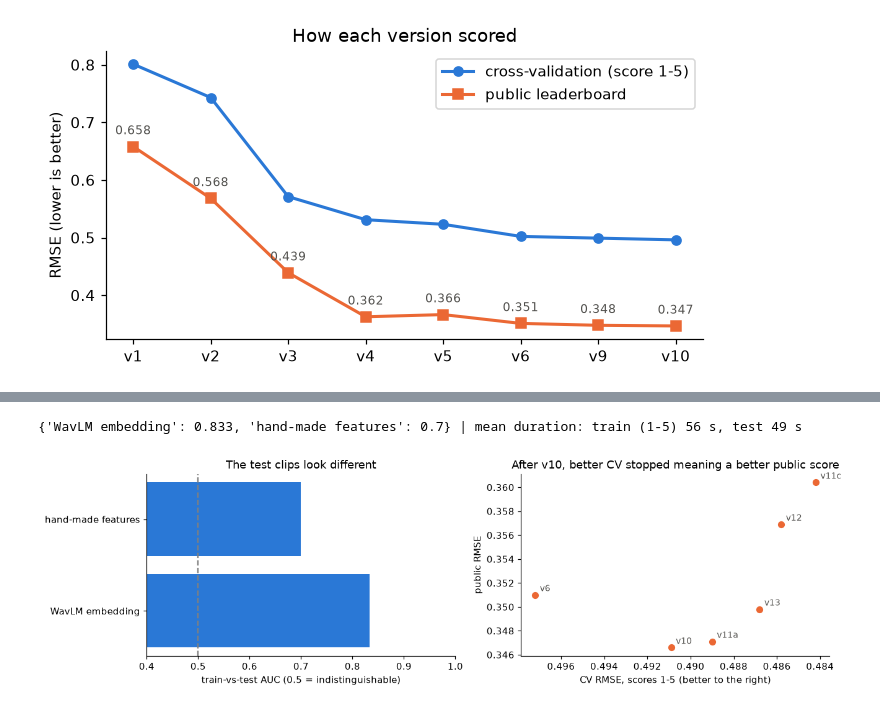
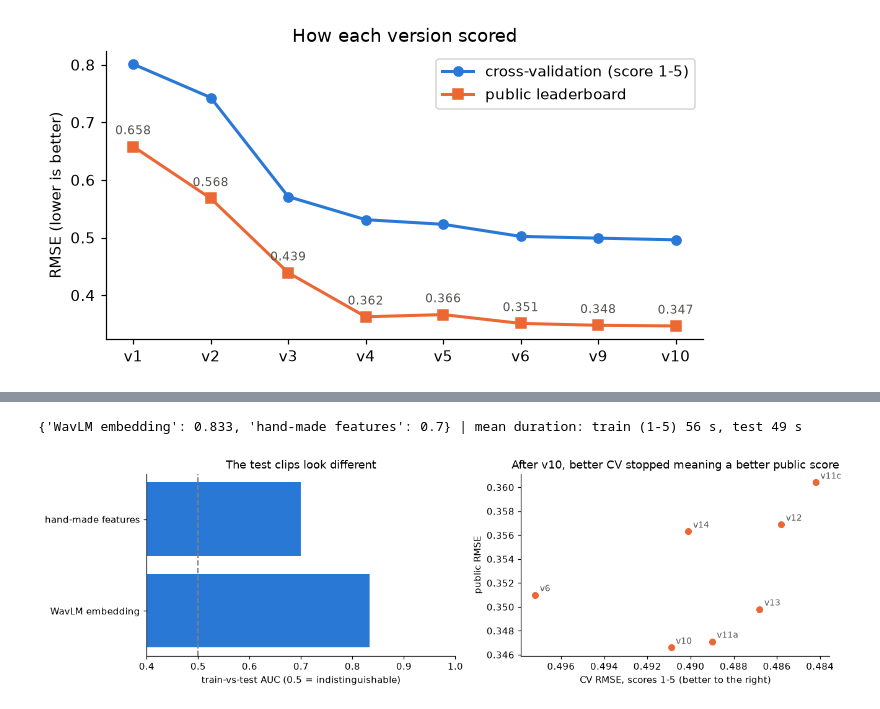
Before and after one commit to Vanshrajput29/SHL-grammar-scoring, a Jupyter notebook: shl_grammar_scoring.ipynb, the cells around one changed output, grey strips where cells are left out. Drawn from its saved outputs; the diff is of its cells as text; code cells hidden in the pictures.

```diff
--- a/shl_grammar_scoring.ipynb
+++ b/shl_grammar_scoring.ipynb
@@ -728,32 +730,32 @@ scripts are fixed. And wav2vec2's sample transcripts looked like gibberish becau
 # %%
 # 10b. Can a classifier tell the training clips from the test clips? ("adversarial validation"; AUC 0.5 = can't tell them apart)
 from sklearn.linear_model import LogisticRegression
 from sklearn.metrics import roc_auc_score
 from sklearn.model_selection import StratifiedKFold
 pos = ~is0                                                       # the test set has no score-0 clips, so compare with the 1-5 clips
 def train_vs_test_auc(Xtr, Xte):
     X, lab = np.vstack([Xtr[pos], Xte]), np.r_[np.zeros(pos.sum()), np.ones(len(Xte))]
     p = cross_val_predict(make_pipeline(StandardScaler(), LogisticRegression(C=0.01, max_iter=3000)), X, lab,
                           cv=StratifiedKFold(5, shuffle=True, random_state=0), method="predict_proba")[:, 1]
     return roc_auc_score(lab, p)
 auc = {"WavLM embedding": train_vs_test_auc(Au, At), "hand-made features": train_vs_test_auc(Hn, Ht)}
 print({k: round(v, 3) for k, v in auc.items()}, "| mean duration: train (1-5)", round(train.duration[pos].mean()), "s, test", round(test.duration.mean()), "s")
 
 # Every submission after v10 improved CV and still lost on the public leaderboard (CV: avg of 5 splits, scored 1-5 clips)
-sub_hist = pd.DataFrame({"version": ["v6", "v10", "v11a", "v11c", "v12", "v13"],
-                         "CV": [0.4972, 0.4909, 0.4890, 0.4842, 0.4858, 0.4868],
-                         "public": [0.3510, 0.3466, 0.3471, 0.3604, 0.3569, 0.3498]})
+sub_hist = pd.DataFrame({"version": ["v6", "v10", "v11a", "v11c", "v12", "v13", "v14"],
+                         "CV": [0.4972, 0.4909, 0.4890, 0.4842, 0.4858, 0.4868, 0.4901],
+                         "public": [0.3510, 0.3466, 0.3471, 0.3604, 0.3569, 0.3498, 0.3563]})
 fig, ax = plt.subplots(1, 2, figsize=(12, 3.6))
 ax[0].barh(list(auc), list(auc.values()), color=BLUE); ax[0].axvline(0.5, ls="--", c="gray")
 ax[0].set_xlim(0.4, 1); ax[0].set_xlabel("train-vs-test AUC (0.5 = indistinguishable)"); ax[0].set_title("The test clips look different")
 ax[1].scatter(sub_hist.CV, sub_hist.public, color=ORANGE, s=40)
 for _, r in sub_hist.iterrows():
     ax[1].annotate(r.version, (r.CV, r.public), textcoords="offset points", xytext=(5, 4), fontsize=9, color=INK)
 ax[1].invert_xaxis(); ax[1].set_xlabel("CV RMSE, scores 1-5 (better to the right)"); ax[1].set_ylabel("public RMSE")
 ax[1].set_title("After v10, better CV stopped meaning a better public score"); plt.tight_layout(); plt.show()
 # %% [output]
 {'WavLM embedding': 0.833, 'hand-made features': 0.7} | mean duration: train (1-5) 56 s, test 49 s
-[figure, old version]
+[figure, new version]
 # %% [markdown]
 **Why CV stopped predicting the leaderboard.** A simple classifier can tell training clips from test clips with an AUC of
 about 0.83 from the WavLM embedding, and about 0.7 from the hand-made features alone (test clips are shorter, among other
```
Also changed, not shown: parts of 4 cells of this notebook, 3 other files.
